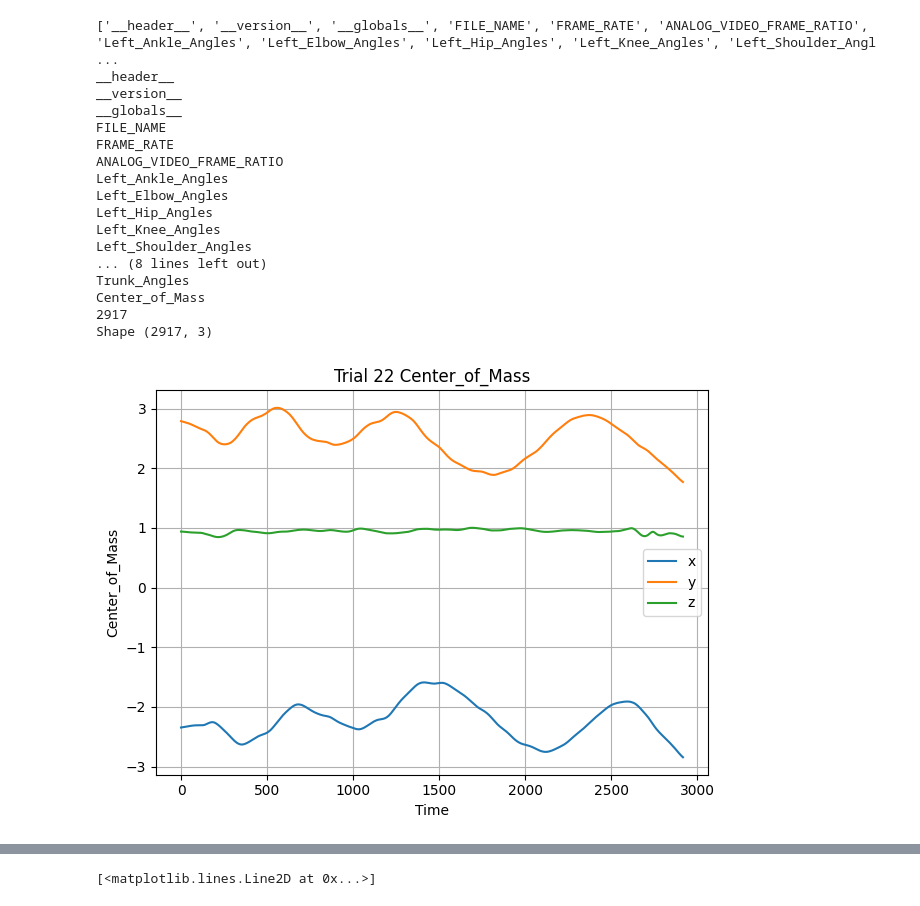
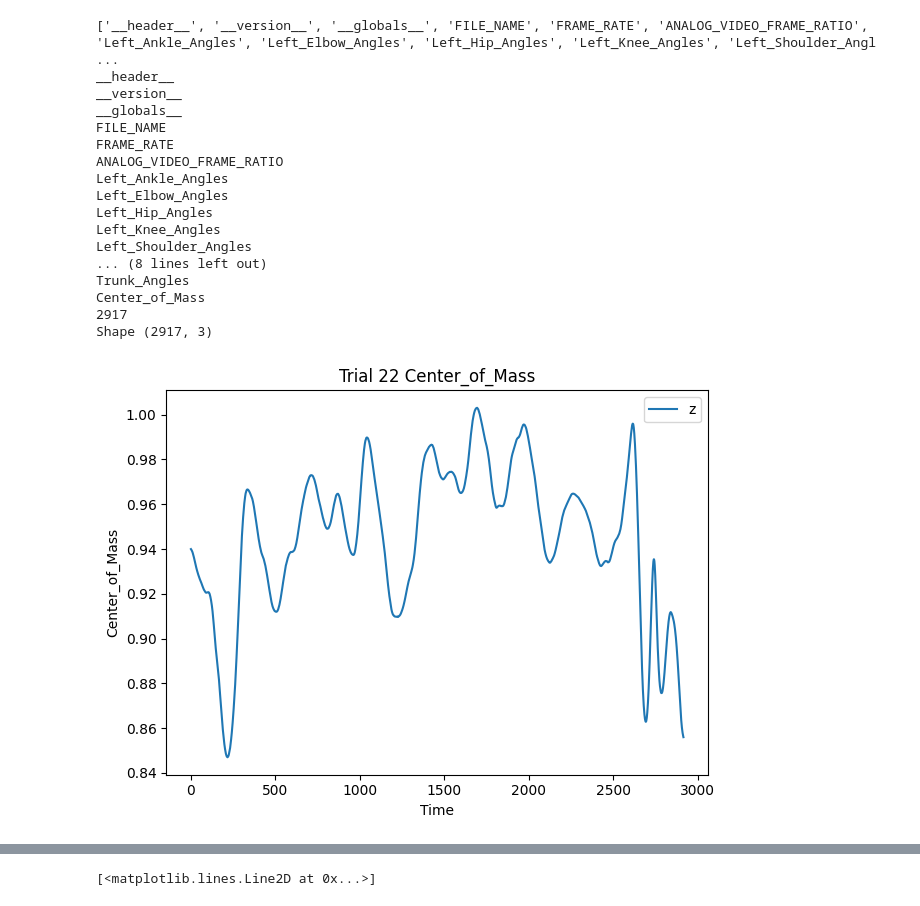
Before and after one commit to AidaTheShip/cyr-wheel, a Jupyter notebook: Data_analysis/adam_test.ipynb, the cells around one changed output, grey strips where cells are left out. Cells and saved outputs as stored; diff of their text form; code cells hidden in the pictures.

```diff
--- a/Data_analysis/adam_test.ipynb
+++ b/Data_analysis/adam_test.ipynb
@@ -28,41 +28,42 @@ time = range(time_passed)
 
 plt.figure(1)
 # plt.style.use('seaborn')
-plt.plot(time, data)
+plt.plot(time, data.T[2])
 plt.xlabel("Time")
 plt.ylabel(tracker)
 plt.title(f"Trial {trial_number} {tracker}")
-plt.legend(['x', 'y', 'z'])
-plt.grid(True)
+# plt.legend(['x', 'y', 'z'])
+plt.legend(['z'])
+
 plt.tight_layout()
 plt.savefig(f"Trial {trial_number} {tracker}")
 plt.show()
 
 # # # Accessing Center Of Mass Data
 # print(mat_data[keys[-1]])
 
 
 # # # # Printing the data raw.
 # # # print(mat_data)
 # %% [output]
 ['__header__', '__version__', '__globals__', 'FILE_NAME', 'FRAME_RATE', 'ANALOG_VIDEO_FRAME_RATIO', 'Left_Ankle_Angles', 'Left_Elbow_Angles', 'Left_Hip_Angles', 'Left_Knee_Angles', 'Left_Shoulder_Angl ...
 __header__
 __version__
 __globals__
 FILE_NAME
 FRAME_RATE
 ANALOG_VIDEO_FRAME_RATIO
 Left_Ankle_Angles
 Left_Elbow_Angles
 Left_Hip_Angles
 Left_Knee_Angles
 Left_Shoulder_Angles
 ... (8 lines left out)
 Trunk_Angles
 Center_of_Mass
 2917
 Shape (2917, 3)
-[figure, old version]
+[figure, new version]
 # %%
 
 trial_number = 22
```
Also changed, not shown: parts of 2 cells of this notebook, 4 other files.
